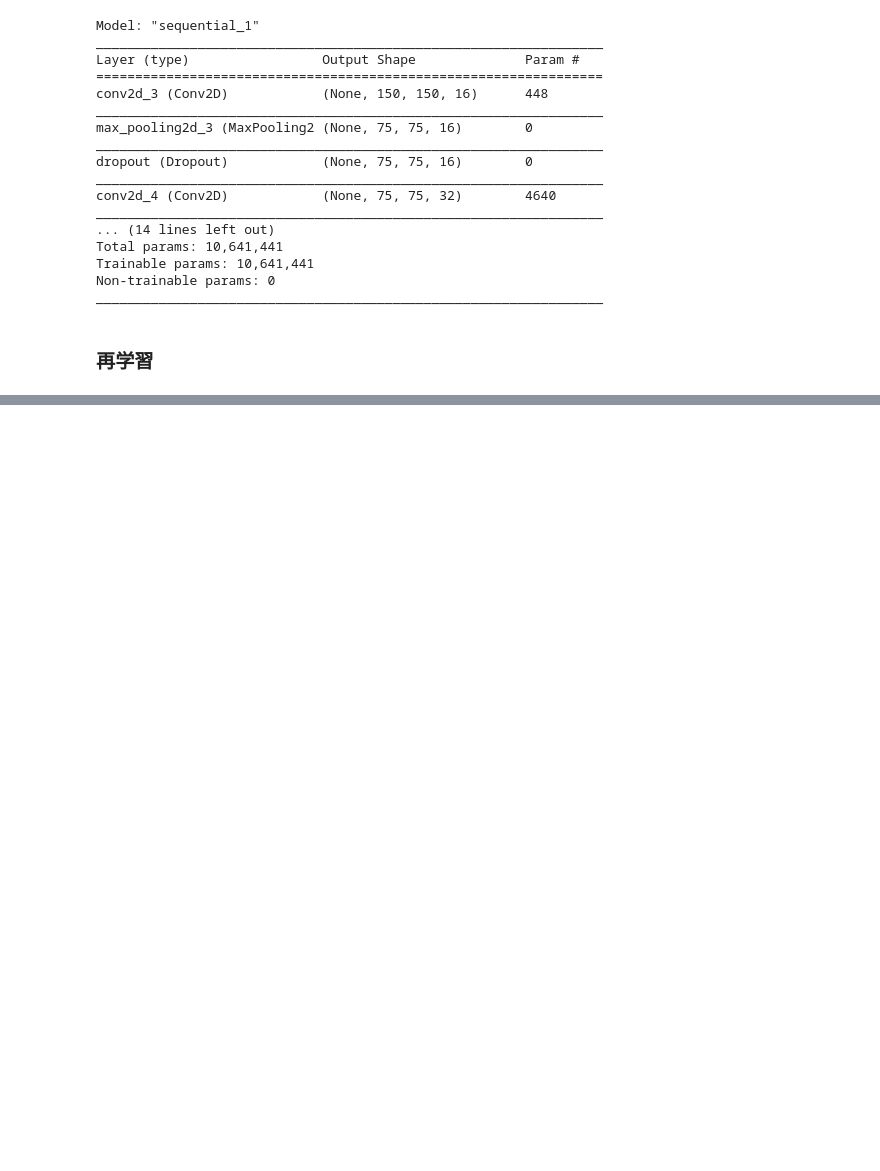
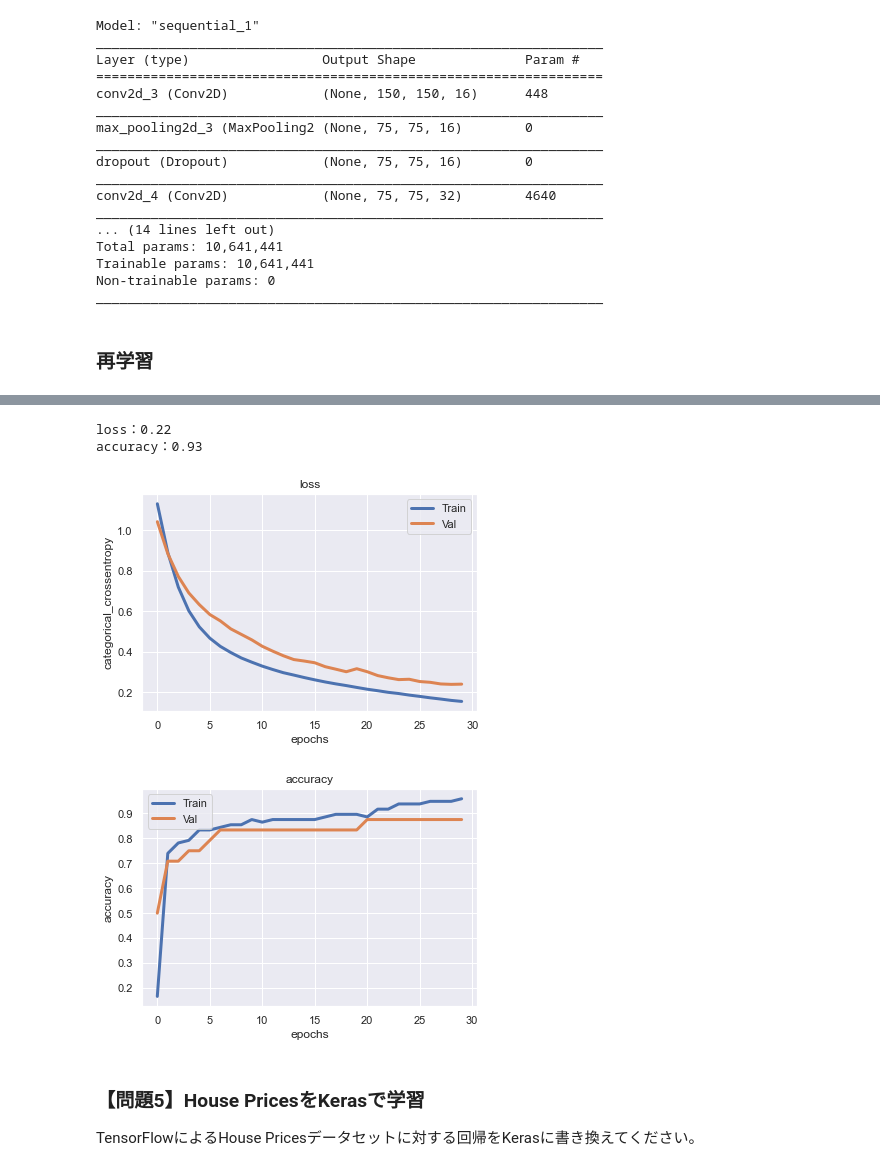
Before and after one commit to kamikami1107/diveintocode-ml, a Jupyter notebook: Sprint14-Keras.ipynb, the cells around one changed output, grey strips where cells are left out. Cells and saved outputs as stored; diff of their text form; code cells hidden in the pictures; blank space fills up the shorter version.

```diff
--- a/Sprint14-Keras.ipynb
+++ b/Sprint14-Keras.ipynb
@@ -512,0 +638,12 @@ plt.show()
+# %%
+# 関数を定義する
+def create_model():
+    model = Sequential()
+    model.add(Dense(64, input_shape=(4,), activation="relu")) # 入力層（4ノード）、隠れ層（64ノード）
+    model.add(Dense(3, activation="softmax")) # 出力層（3ノード）
+
+    model.compile(optimizer="adam", loss="categorical_crossentropy", metrics=["accuracy"])
+    return model
+# %%
+model = create_model()
+model.summary()
@@ -512,0 +662,34 @@ plt.show()
+# %%
+# 学習
+history = model.fit(X_train, y_train, epochs=30, batch_size=5, validation_split=0.2, verbose=0)
+
+# lossとaccuracyを表示する
+loss, accuracy = model.evaluate(X_test, y_test, verbose=0)
+print("loss：{:.2f}".format(loss))
+print("accuracy：{:.2f}".format(accuracy))
+# %% [output]
+loss：0.22
+accuracy：0.93
+# %%
+# 可視化
+plt.plot(history.history["loss"], linewidth=3.0)
+plt.plot(history.history["val_loss"], linewidth=3.0)
+plt.title("loss")
+plt.ylabel("categorical_crossentropy")
+plt.xlabel("epochs")
+plt.legend(["Train", "Val"], loc="upper right")
+plt.show()
+
+plt.plot(history.history["acc"], linewidth=3.0)
+plt.plot(history.history["val_acc"], linewidth=3.0)
+plt.title("accuracy")
+plt.ylabel("accuracy")
+plt.xlabel("epochs")
+plt.legend(["Train", "Val"], loc="upper left")
+plt.show()
+# %% [output]
+[figure, added]
+[figure, added]
+# %% [markdown]
+### 【問題5】House PricesをKerasで学習
+TensorFlowによるHouse Pricesデータセットに対する回帰をKerasに書き換えてください。
```
Also changed, not shown: parts of 66 cells of this notebook.
